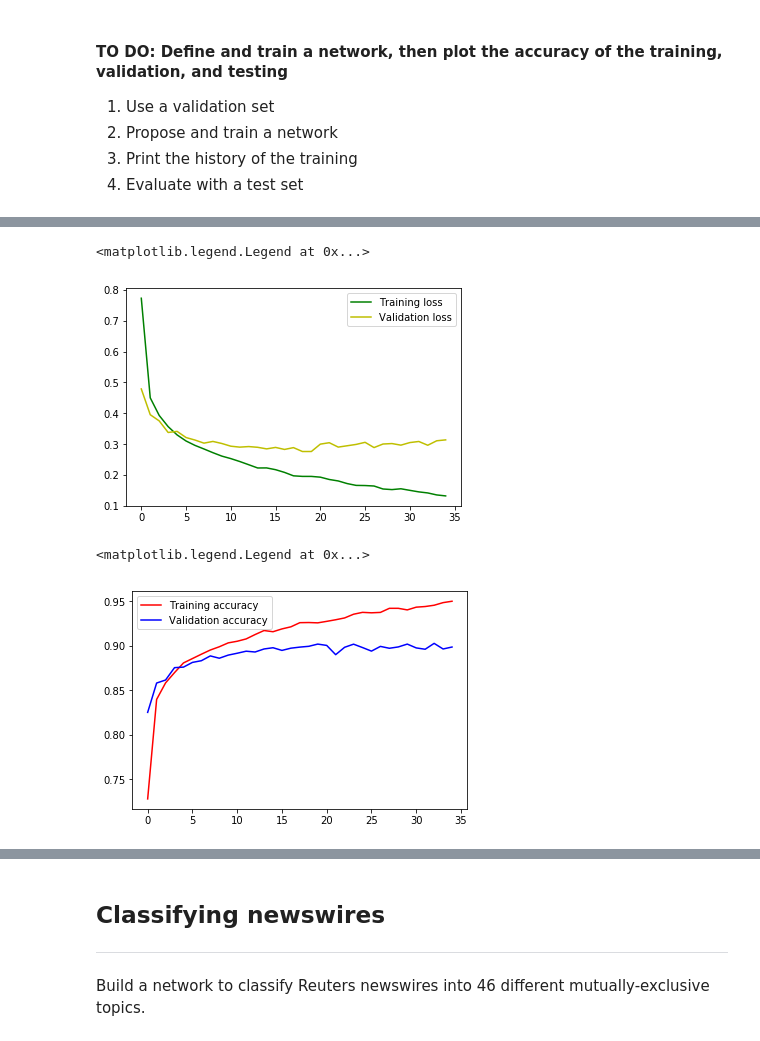
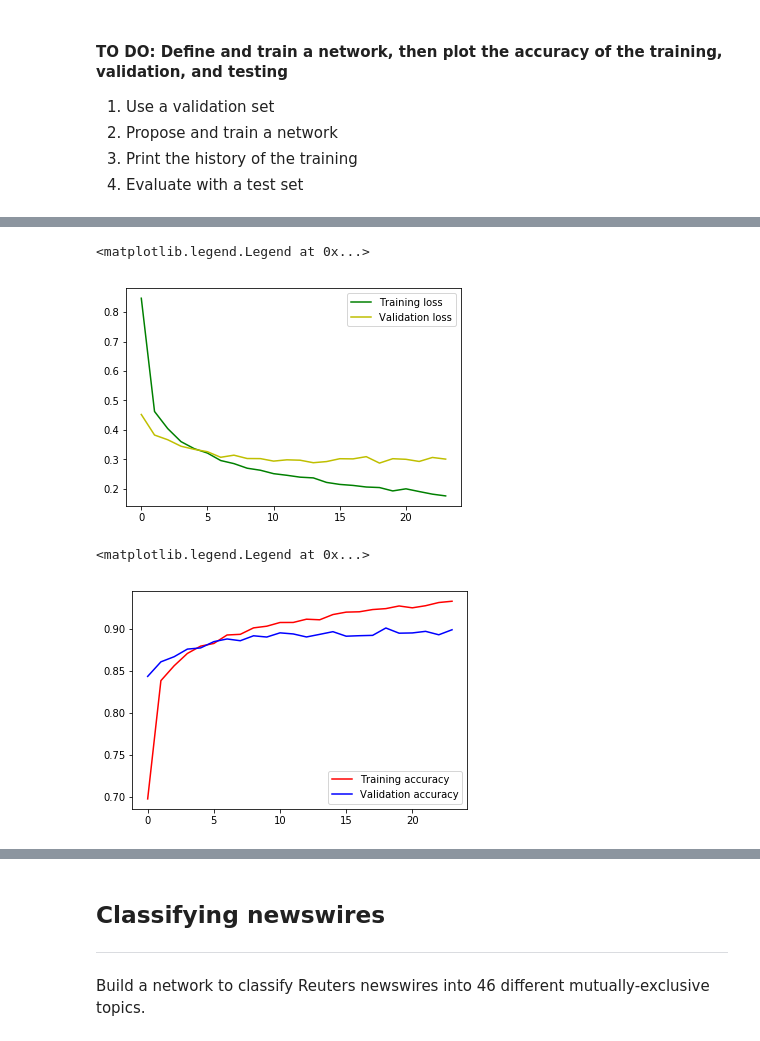
Before and after one commit to DeepLearningVision-2019/a4-keras-classification-ludoviccyril, a Jupyter notebook: Keras_assignment.ipynb, the cells around one changed output, grey strips where cells are left out. Saved outputs shown, nothing was run; the diff lists cells and outputs as text; code cells hidden in the pictures.

```diff
--- a/Keras_assignment.ipynb
+++ b/Keras_assignment.ipynb
@@ -71,22 +71,28 @@ fashion_test_labels = to_categorical(fashion_test_labels)
 # %%
 network = models.Sequential()
 
-network.add(layers.Dense(512, activation='relu', input_shape=(784,)))
+network.add(layers.Dense(1024, activation='relu', input_shape=(784,)))
+network.add(layers.Dropout(0.1))
+network.add(layers.Dense(512, activation='relu'))
 network.add(layers.Dropout(0.1))
 network.add(layers.Dense(256, activation='relu'))
 network.add(layers.Dropout(0.1))
-network.add(layers.Dense(256, activation='relu'))
+network.add(layers.Dense(128, activation='relu'))
+network.add(layers.Dropout(0.1))
+network.add(layers.Dense(64, activation='relu'))
 network.add(layers.Dropout(0.1))
 network.add(layers.Dense(10, activation='softmax'))
 
-epochs = 35
+early_stop = callbacks.EarlyStopping(monitor="val_loss", patience=5)
 
 network.compile(optimizer='adam', loss='categorical_crossentropy', metrics=['accuracy'])
+
 fit_data = network.fit(
     fashion_train_data,
     fashion_train_labels,
     batch_size=1000,
-    epochs=epochs,
+    epochs=35,
+    callbacks=[early_stop],
     validation_data=(fashion_validation_data, fashion_validation_labels)
 )
 
@@ -115,16 +121,16 @@ acc = fit_data.history['acc']
 val_acc = fit_data.history['val_acc']
 val_loss = fit_data.history['val_loss']
 
-plt.plot(range(epochs), loss, 'g', label='Training loss')
-plt.plot(range(epochs), val_loss, 'y', label='Validation loss')
+plt.plot(range(len(loss)), loss, 'g', label='Training loss')
+plt.plot(range(len(val_loss)), val_loss, 'y', label='Validation loss')
 plt.legend()
 # %% [output]
 <matplotlib.legend.Legend at 0x...>
-[figure, old version]
+[figure, new version]
 # %%
-plt.plot(range(epochs), acc, 'r', label='Training accuracy')
-plt.plot(range(epochs), val_acc, 'b', label='Validation accuracy')
+plt.plot(range(len(acc)), acc, 'r', label='Training accuracy')
+plt.plot(range(len(val_acc)), val_acc, 'b', label='Validation accuracy')
 plt.legend()
 # %% [output]
 <matplotlib.legend.Legend at 0x...>
-[figure, old version]
+[figure, new version]
```
Also changed, not shown: parts of 8 cells of this notebook.
